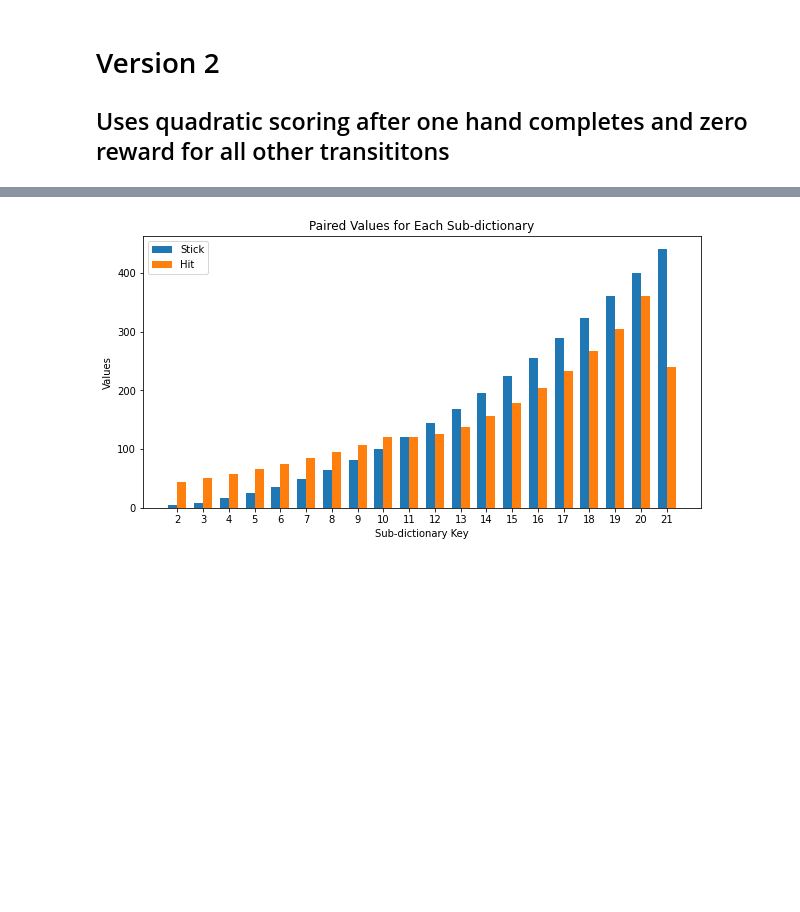
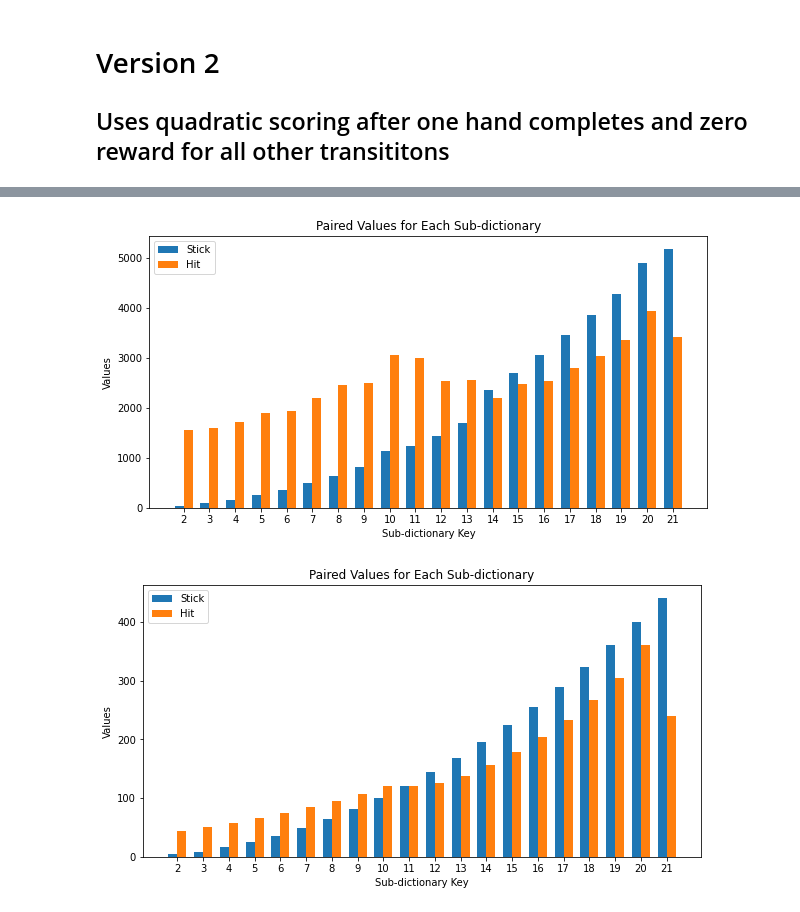
Before and after one commit to artemi8/RL-black-jack, a Jupyter notebook: Black-Jack-Monte-Carlo-ES-InfiniteDeck.ipynb, the cells around one changed output, grey strips where cells are left out. Drawn from its saved outputs; the diff is of its cells as text; code cells hidden in the pictures; blank space fills up the shorter version.

```diff
--- a/Black-Jack-Monte-Carlo-ES-InfiniteDeck.ipynb
+++ b/Black-Jack-Monte-Carlo-ES-InfiniteDeck.ipynb
@@ -185,3 +189,7 @@ if not hand_complete:
+# %%
+plot_Q_values(agent_v1.Q)
+# %% [output]
+[figure, added]
 # %%
 plot_Q_values(agent_v1.Q)
 # %% [output]
```
Also changed, not shown: parts of 4 cells of this notebook, 1 other file.
